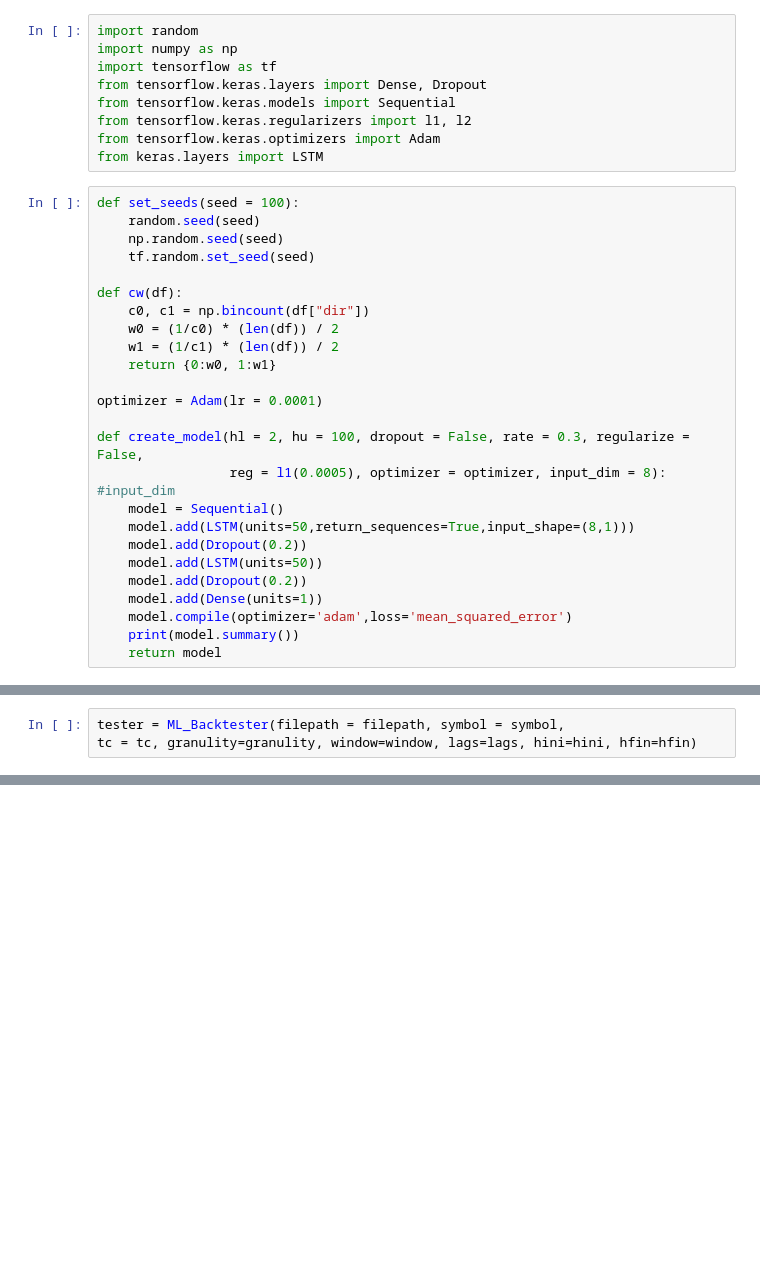
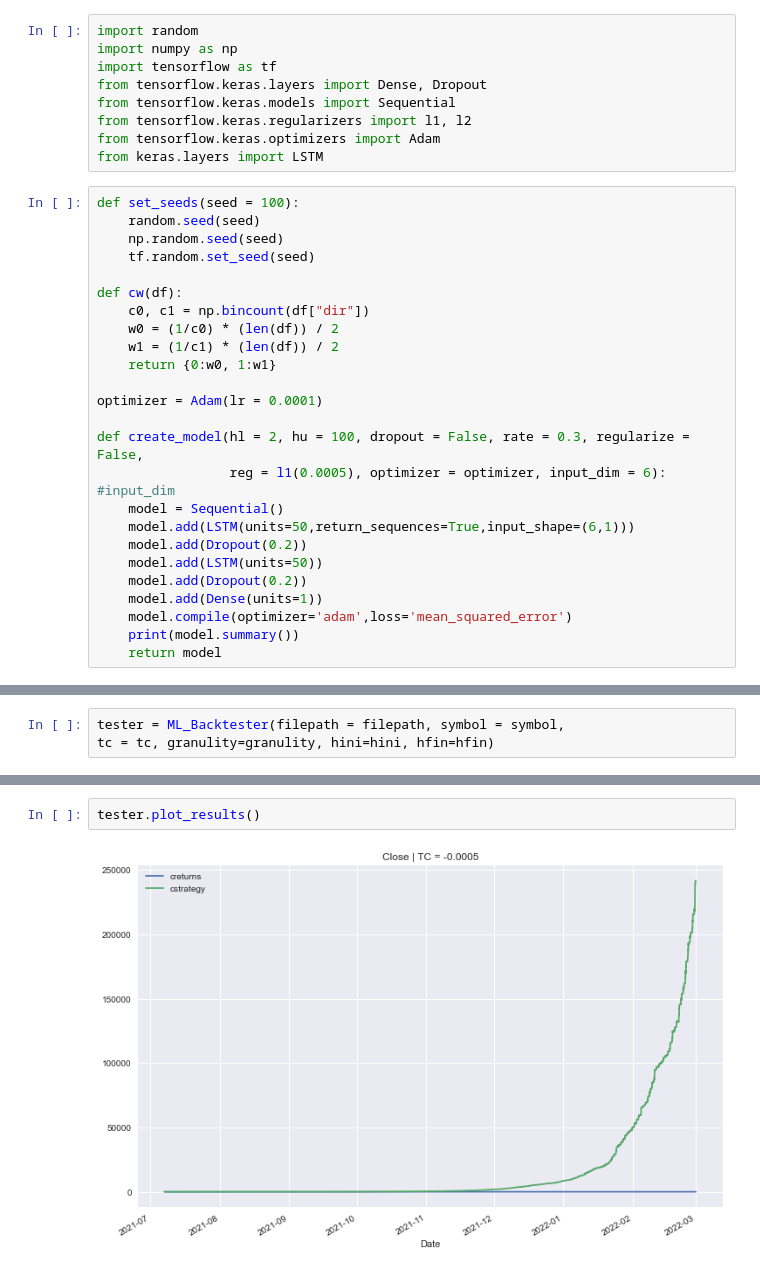
Before and after one commit to axelnielsen/LSTMStockPrediction, a Jupyter notebook: Estrategia/LSTM.ipynb, the cells around one changed output, grey strips where cells are left out. Cells and saved outputs as stored; diff of their text form; blank space fills up the shorter version.

```diff
--- a/Estrategia/LSTM.ipynb
+++ b/Estrategia/LSTM.ipynb
@@ -33,10 +32,10 @@ def cw(df):
 optimizer = Adam(lr = 0.0001)
 
 def create_model(hl = 2, hu = 100, dropout = False, rate = 0.3, regularize = False,
-                 reg = l1(0.0005), optimizer = optimizer, input_dim = 8):
+                 reg = l1(0.0005), optimizer = optimizer, input_dim = 6):
 #input_dim
     model = Sequential()
-    model.add(LSTM(units=50,return_sequences=True,input_shape=(8,1)))
+    model.add(LSTM(units=50,return_sequences=True,input_shape=(6,1)))
     model.add(Dropout(0.2))
     model.add(LSTM(units=50))
     model.add(Dropout(0.2))
@@ -446,7 +348,7 @@ hini=2
 hfin=12
 # %%
 tester = ML_Backtester(filepath = filepath, symbol = symbol,
-tc = tc, granulity=granulity, window=window, lags=lags, hini=hini, hfin=hfin)
+tc = tc, granulity=granulity, hini=hini, hfin=hfin)
 # %%
 tester.test_strategy()
 # %% [output]
@@ -494 +394,5 @@ Sharpe Ratio:                4.675975567444626e+17
 ====================================================================================================
+# %%
+tester.plot_results()
+# %% [output]
+[figure, added]
```
Also changed, not shown: parts of 11 cells of this notebook, 8 other files.
